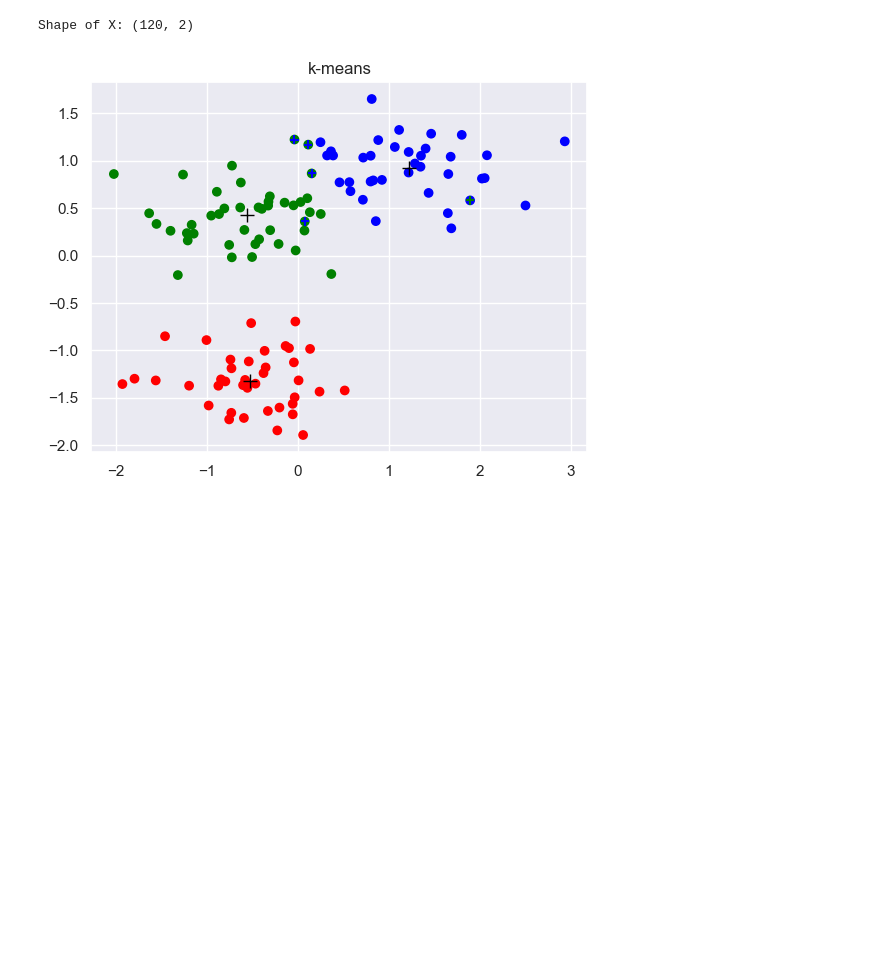
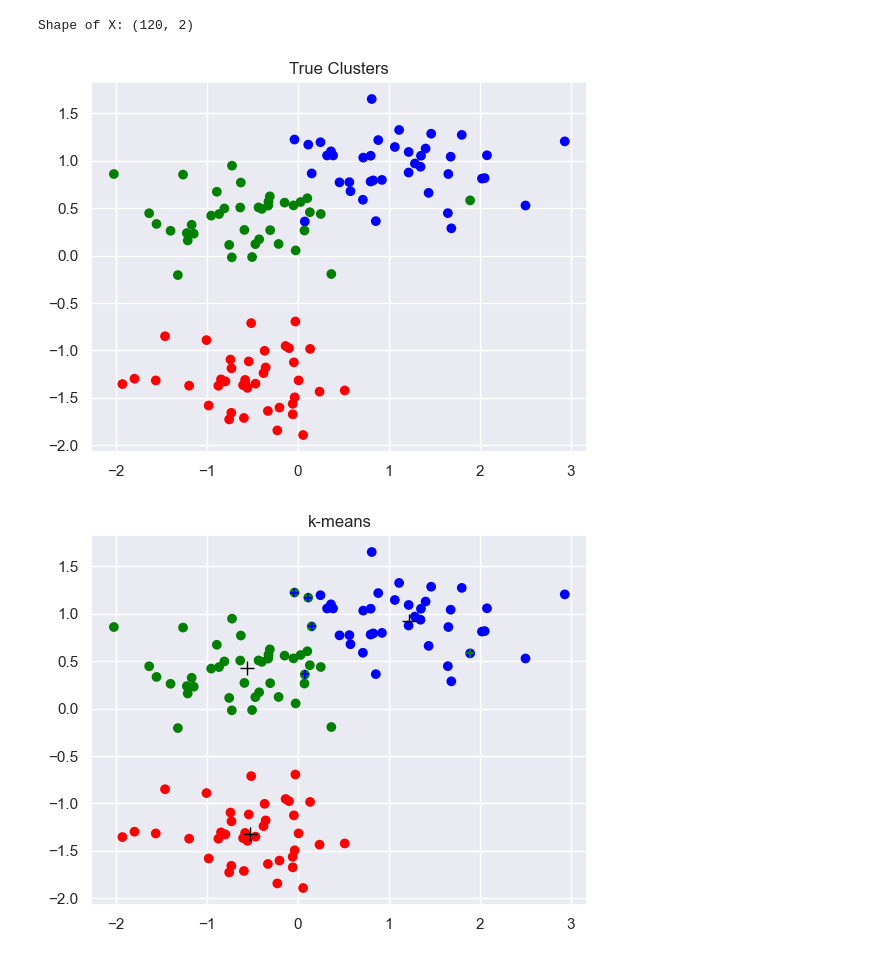
Before and after one commit to matt-banschbach/inde577, a Jupyter notebook: K-Means/k-means_fromscratch.ipynb, the cells around one changed output. Saved outputs shown, nothing was run; the diff lists cells and outputs as text; code cells hidden in the pictures; blank space fills up the shorter version.

```diff
--- a/K-Means/k-means_fromscratch.ipynb
+++ b/K-Means/k-means_fromscratch.ipynb
@@ -1,9 +1,7 @@
 # %%
 import numpy as np
 import matplotlib.pyplot as plt
-import pandas as pd
-import seaborn as sns
-sns.set_theme()
+
 
 from sklearn.datasets import make_blobs
 from sklearn.preprocessing import StandardScaler
@@ -15,5 +14,11 @@ X = StandardScaler().fit_transform(X)
 # %% [output]
 Shape of X: (120, 2)
+# %%
+plt.scatter(X[:, 0], X[:, 1], c=[colors[col] for col in y])
+plt.title("True Clusters")
+plt.show()
+# %% [output]
+[figure, added]
 # %%
 def euclidean(point, data):
     """
```
Also changed, not shown: parts of 5 cells of this notebook.
